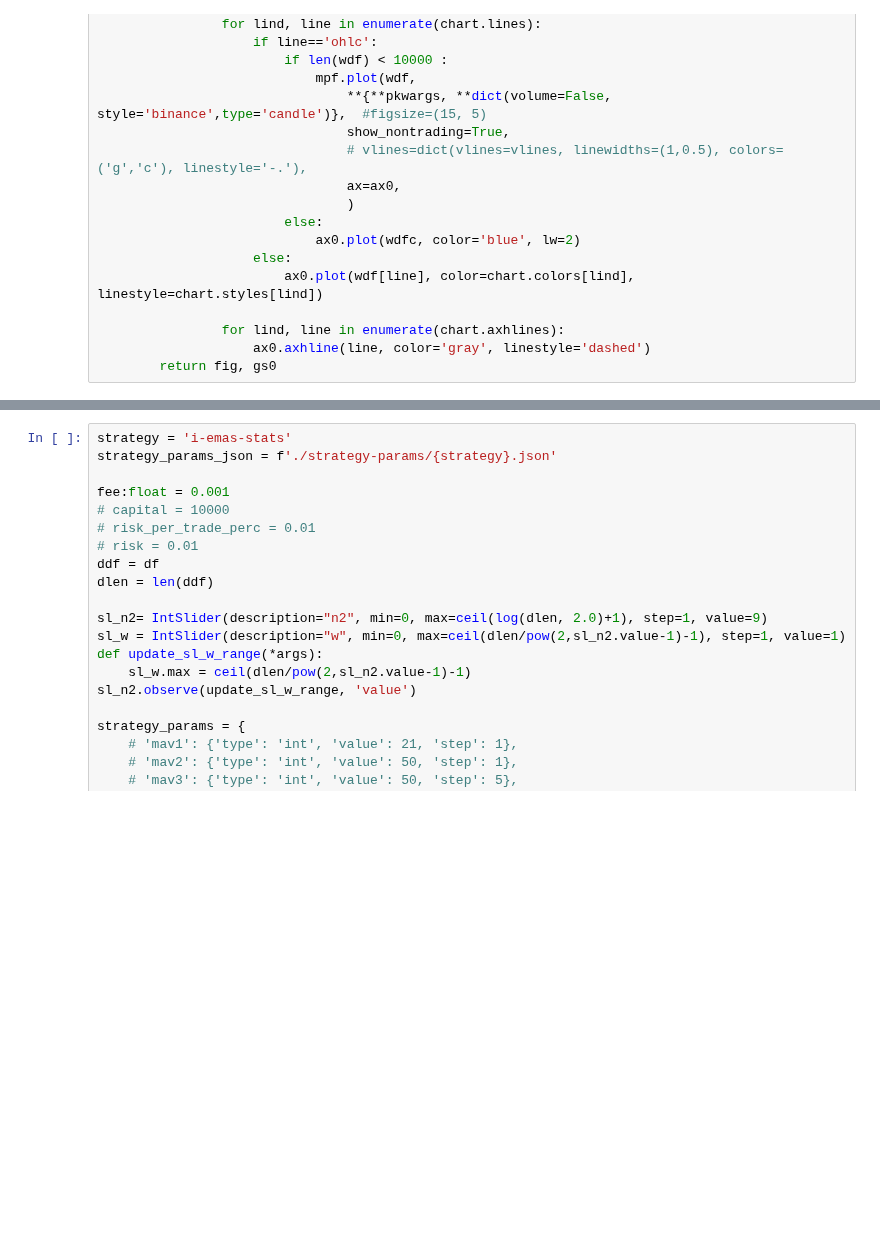
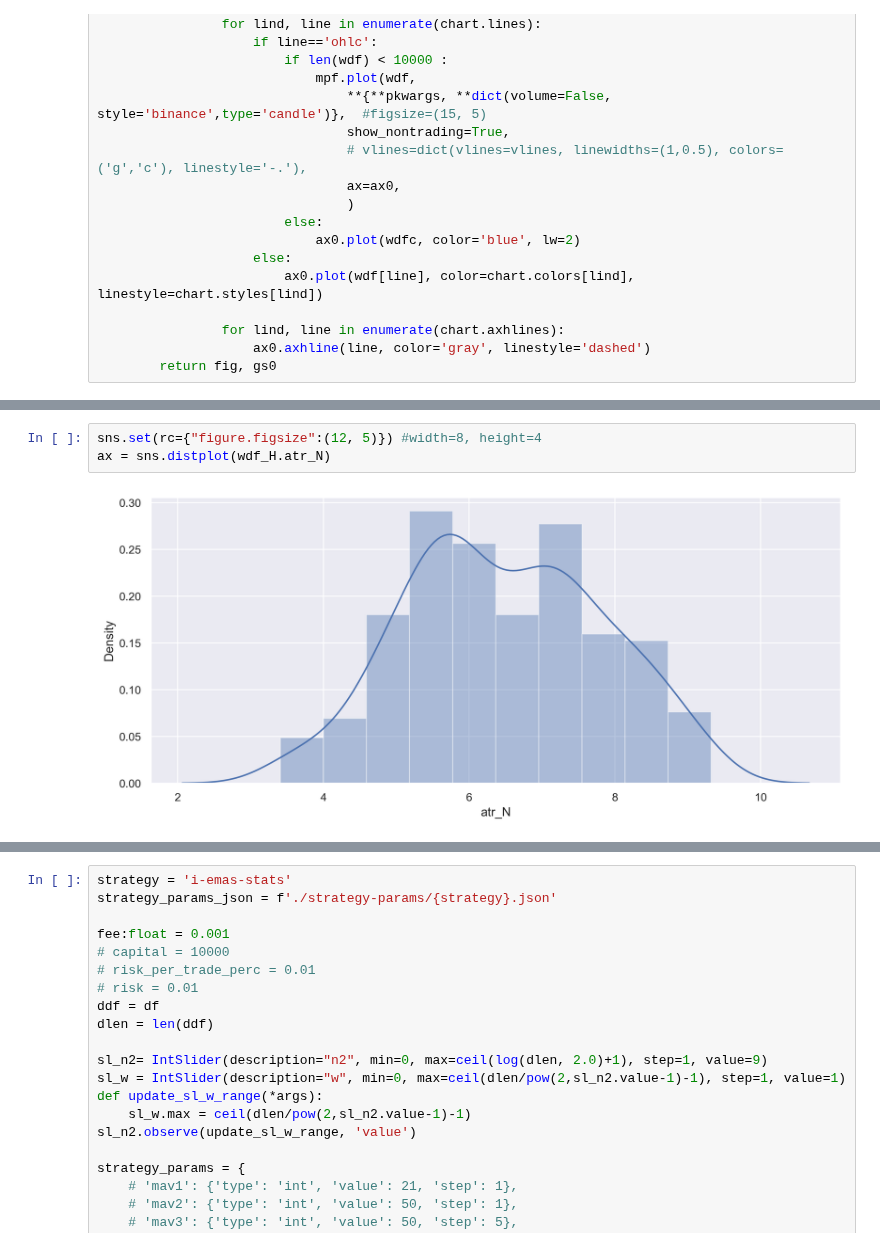
Before and after one commit to petarkabashki/pk-crypto-tools, a Jupyter notebook: i-2-timeframes.ipynb, the cells around one changed output, grey strips where cells are left out. Saved outputs shown, nothing was run; the diff lists cells and outputs as text; blank space fills up the shorter version.

```diff
--- a/i-2-timeframes.ipynb
+++ b/i-2-timeframes.ipynb
@@ -374 +347,6 @@ VBox(children=(HBox(children=(IntSlider(value=8, description='n2', max=13), IntS
+# %%
+sns.set(rc={"figure.figsize":(12, 5)}) #width=8, height=4
+ax = sns.distplot(wdf_H.atr_N)
+# %% [output]
+[figure, added]
 # %%
```
Also changed, not shown: parts of 10 cells of this notebook.
